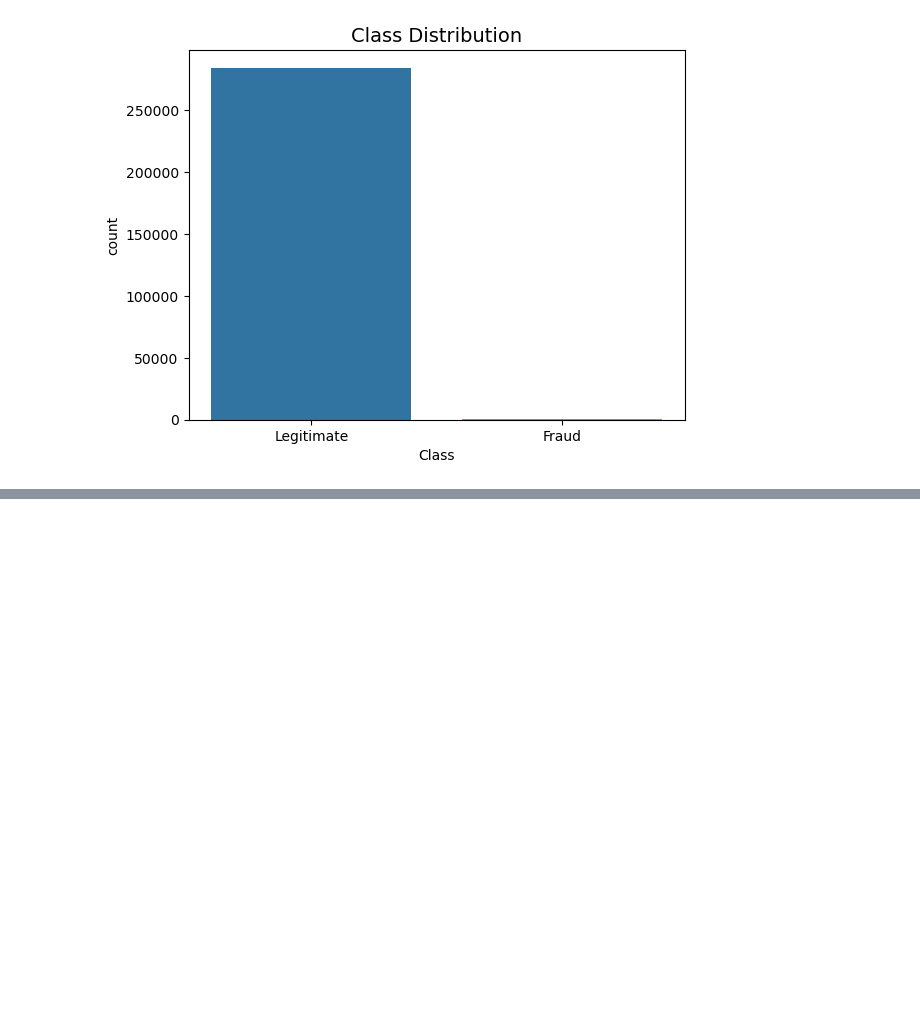
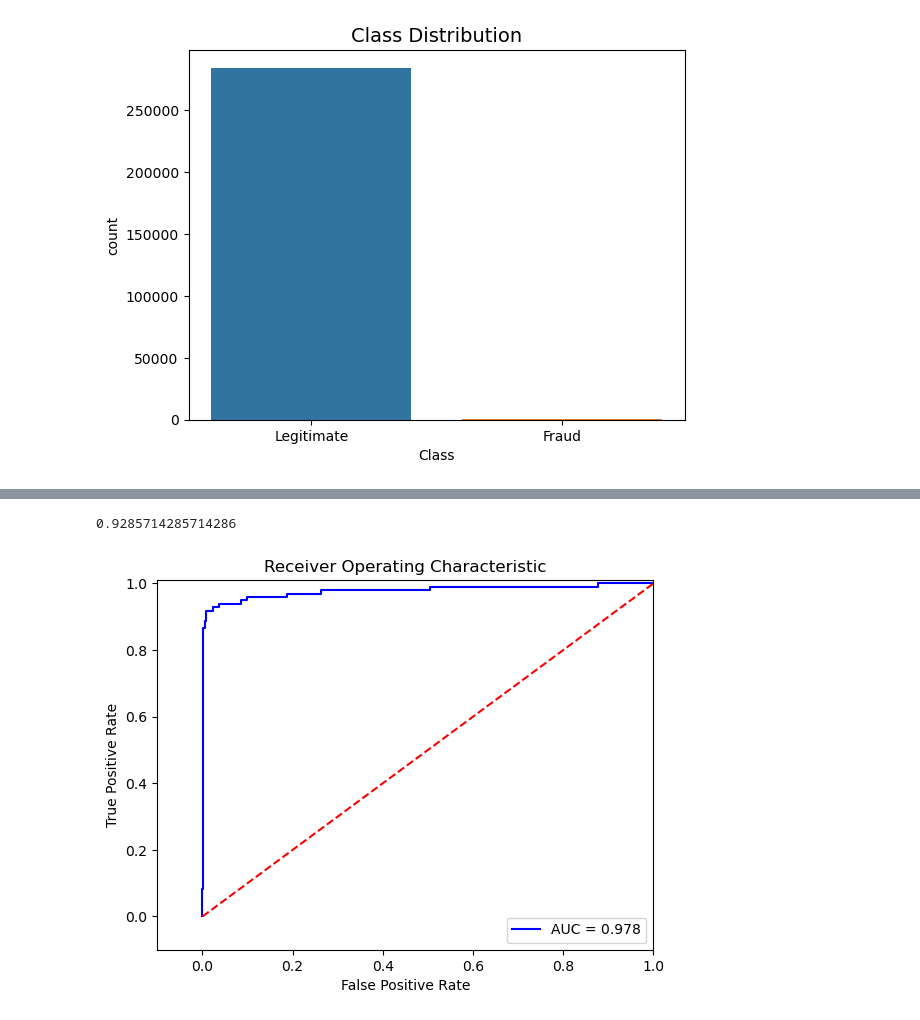
Before and after one commit to nadinezab/fraud-detection, a Jupyter notebook: Fraud-Detection.ipynb, the cells around one changed output, grey strips where cells are left out. Cells and saved outputs as stored; diff of their text form; code cells hidden in the pictures; blank space fills up the shorter version.

```diff
--- a/Fraud-Detection.ipynb
+++ b/Fraud-Detection.ipynb
@@ -159,0 +165,12 @@ Xtrain, Xtest, ytrain, ytest = train_test_split(X, y, test_size=0.2, random_stat
+# %%
+from imblearn.over_sampling import SMOTE
+
+sm = SMOTE(random_state=2)
+
+Xtrain_res, ytrain_res = sm.fit_resample(Xtrain, ytrain.ravel())
+
+print('After OverSampling, the shape of train_X: {}'.format(Xtrain_res.shape))
+print('After OverSampling, the shape of train_y: {} \n'.format(ytrain_res.shape))
+
+print("After OverSampling, counts of label '1': {}".format(sum(ytrain_res==1)))
+print("After OverSampling, counts of label '0': {}".format(sum(ytrain_res==0)))
@@ -159,0 +185,10 @@ Xtrain, Xtest, ytrain, ytest = train_test_split(X, y, test_size=0.2, random_stat
+# %%
+from sklearn.model_selection import GridSearchCV
+from sklearn.linear_model import LogisticRegression
+from sklearn.metrics import confusion_matrix, precision_recall_curve, auc, roc_auc_score, roc_curve, recall_score, classification_report
+
+log_reg_params = {'C': [0.001, 0.01, 0.1, 1, 10, 100, 1000]}
+
+lr = LogisticRegression(max_iter=1000)
+clf = GridSearchCV(lr, log_reg_params, cv=3)
+clf.fit(Xtrain_res, ytrain_res.ravel())
@@ -159,0 +202,3 @@ Xtrain, Xtest, ytrain, ytest = train_test_split(X, y, test_size=0.2, random_stat
+# %%
+lr1 = LogisticRegression(C=10, max_iter=1000)
+lr1.fit(Xtrain_res, ytrain_res.ravel())
@@ -159,0 +249,23 @@ Xtrain, Xtest, ytrain, ytest = train_test_split(X, y, test_size=0.2, random_stat
+# %%
+recall_score(ytest, ytest_preds)
+# %% [output]
+0.9285714285714286
+# %%
+y_pred_score = lr1.fit(Xtrain_res, ytrain_res.ravel()).decision_function(Xtest)
+
+fpr, tpr, thresholds = roc_curve(ytest, y_pred_score)
+
+roc_auc = auc(fpr,tpr)
+
+# Plot ROC
+plt.title('Receiver Operating Characteristic')
+plt.plot(fpr, tpr, 'b',label='AUC = %0.3f'% roc_auc)
+plt.legend(loc='lower right')
+plt.plot([0,1],[0,1],'r--')
+plt.xlim([-0.1,1.0])
+plt.ylim([-0.1,1.01])
+plt.ylabel('True Positive Rate')
+plt.xlabel('False Positive Rate')
+plt.show()
+# %% [output]
+[figure, added]
```
Also changed, not shown: parts of 26 cells of this notebook.
